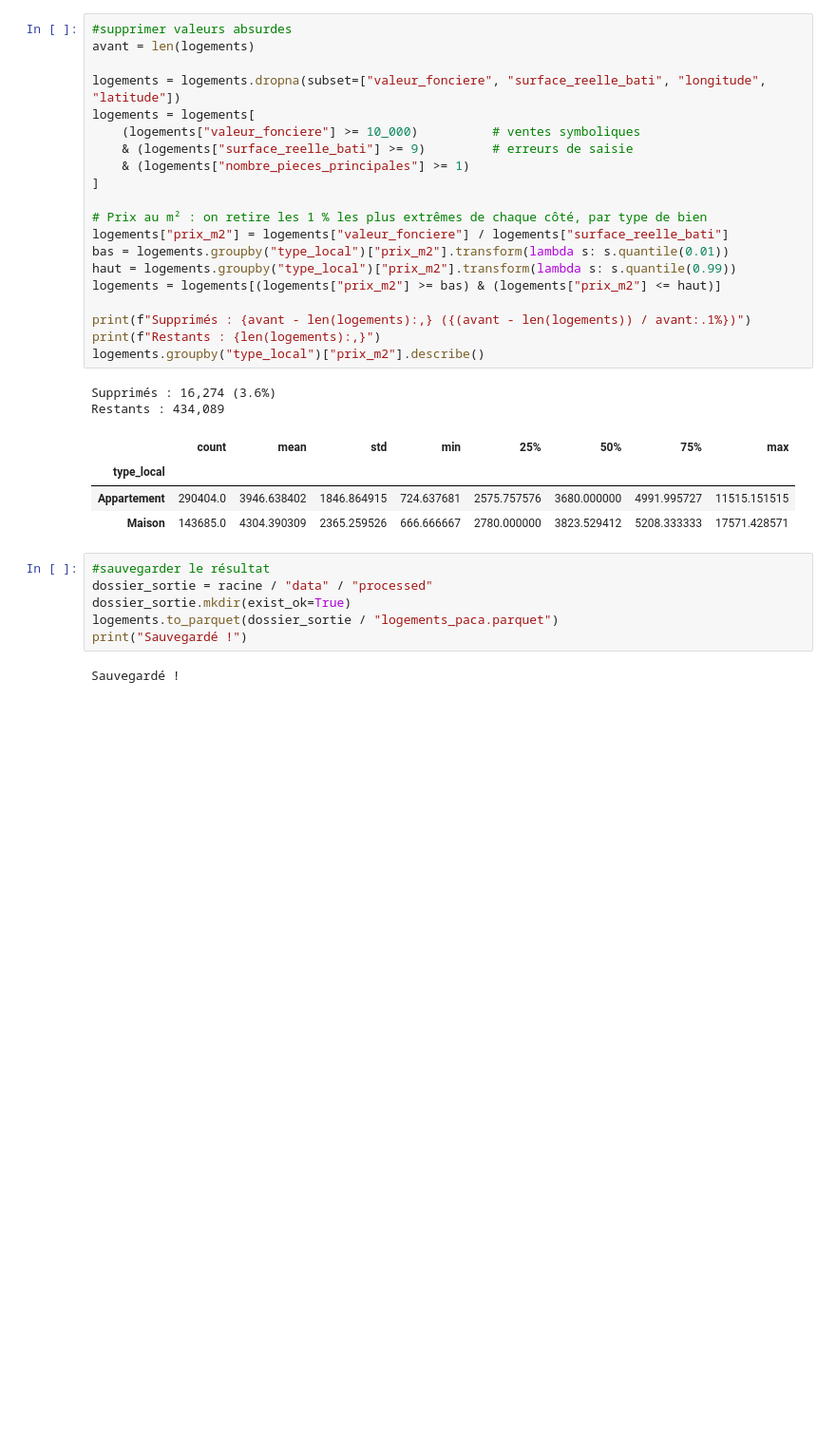
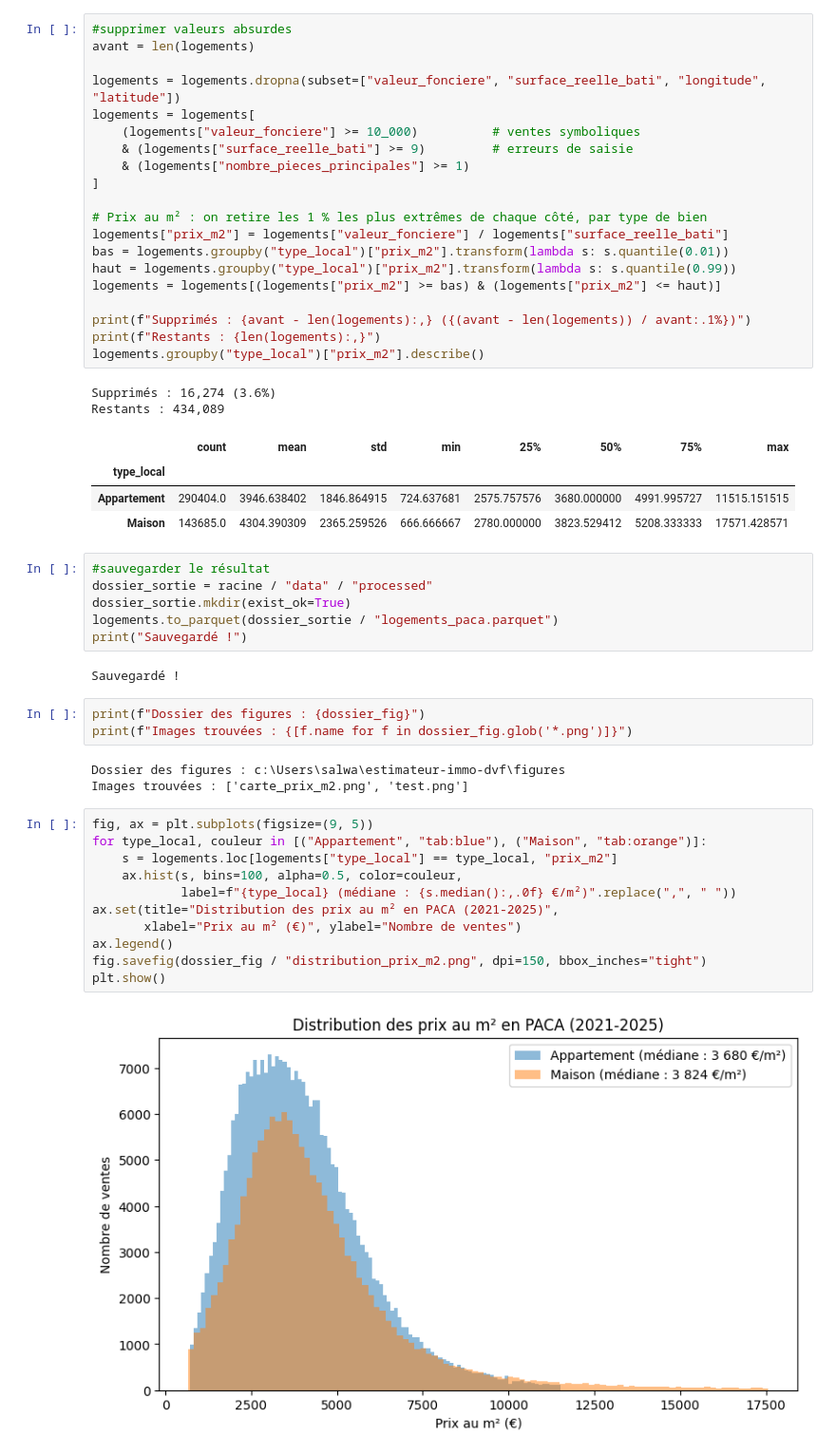
Before and after one commit to salwahmch/estimateur-immo-dvf, a Jupyter notebook: notebooks/03_analyse_exploratoire.ipynb, the cells around one changed output. Shown at 95% size. Drawn from its saved outputs; the diff is of its cells as text; blank space fills up the shorter version.

Commit message:
Analyse exploratoire et figures

```diff
--- a/notebooks/03_analyse_exploratoire.ipynb
+++ b/notebooks/03_analyse_exploratoire.ipynb
@@ -125,3 +125,22 @@ logements.to_parquet(dossier_sortie / "logements_paca.parquet")
 print("Sauvegardé !")
 # %% [output]
 Sauvegardé !
+# %%
+print(f"Dossier des figures : {dossier_fig}")
+print(f"Images trouvées : {[f.name for f in dossier_fig.glob('*.png')]}")
+# %% [output]
+Dossier des figures : c:\Users\salwa\estimateur-immo-dvf\figures
+Images trouvées : ['carte_prix_m2.png', 'test.png']
+# %%
+fig, ax = plt.subplots(figsize=(9, 5))
+for type_local, couleur in [("Appartement", "tab:blue"), ("Maison", "tab:orange")]:
+    s = logements.loc[logements["type_local"] == type_local, "prix_m2"]
+    ax.hist(s, bins=100, alpha=0.5, color=couleur,
+            label=f"{type_local} (médiane : {s.median():,.0f} €/m²)".replace(",", " "))
+ax.set(title="Distribution des prix au m² en PACA (2021-2025)",
+       xlabel="Prix au m² (€)", ylabel="Nombre de ventes")
+ax.legend()
+fig.savefig(dossier_fig / "distribution_prix_m2.png", dpi=150, bbox_inches="tight")
+plt.show()
+# %% [output]
+[figure, added]
```
Also changed, not shown: parts of 3 cells of this notebook, 6 other files.
